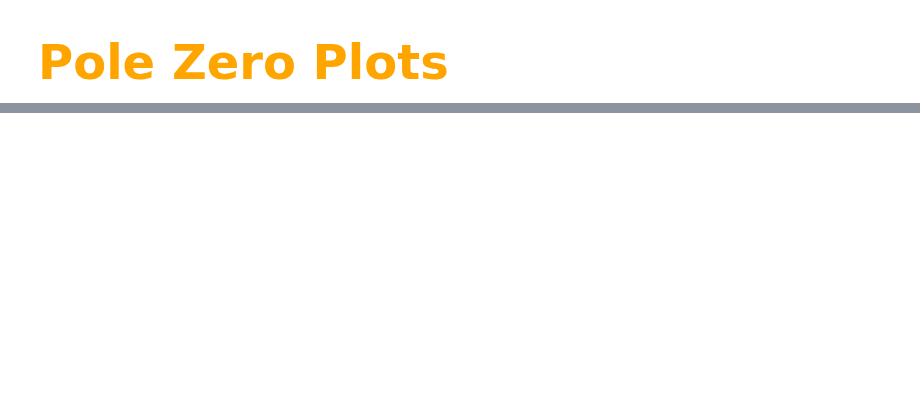
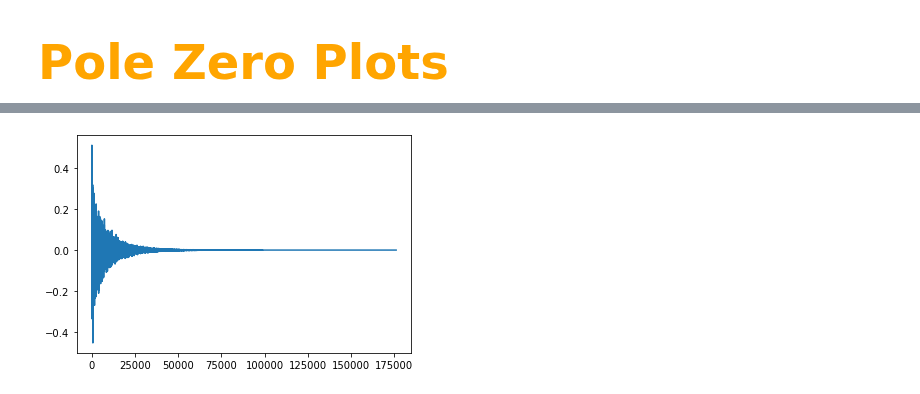
Before and after one commit to HNuijens/PythonAudioProcessing, a Jupyter notebook: Filters/Pole Zero Plots.ipynb, the cells around one changed output, grey strips where cells are left out. Cells and saved outputs as stored; diff of their text form; code cells hidden in the pictures; blank space fills up the shorter version.

```diff
--- a/Filters/Pole Zero Plots.ipynb
+++ b/Filters/Pole Zero Plots.ipynb
@@ -44,0 +45,9 @@ plt.show()
+# %%
+# Using Room Impulse Response
+data , sr  = librosa.load('../samples/St_Nicolaes_Church.wav', mono=True)
+plt.plot(data)
+
+b = data[:120]
+a = [1]
+# %% [output]
+[figure, added]
```
Also changed, not shown: parts of 5 cells of this notebook.
